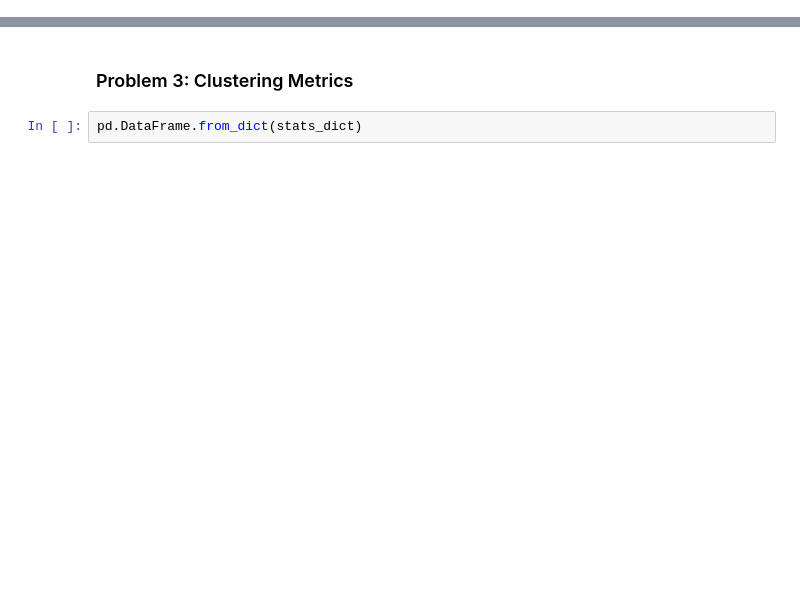
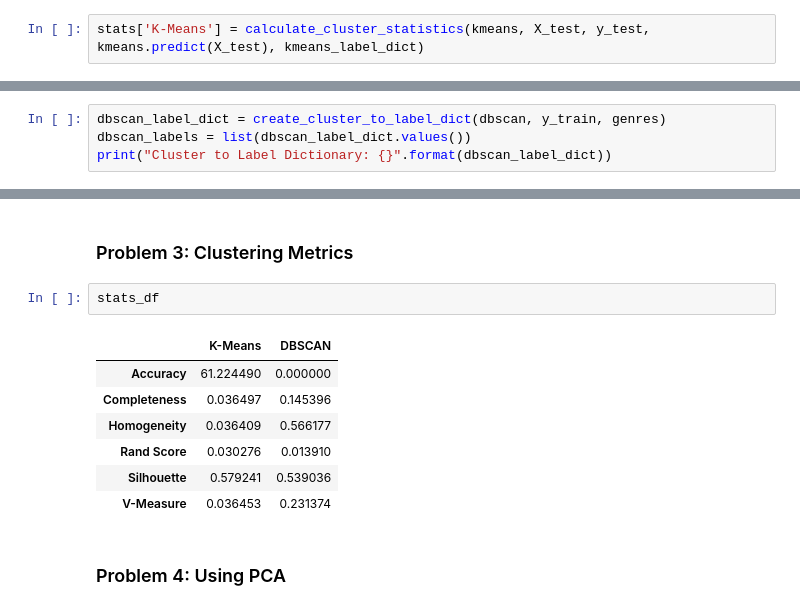
Before and after one commit to mnvsngv/cs696-bigdata, a Jupyter notebook: Midterm/Midterm.ipynb, the cells around one changed output, grey strips where cells are left out. Saved outputs shown, nothing was run; the diff lists cells and outputs as text; blank space fills up the shorter version.

```diff
--- a/Midterm/Midterm.ipynb
+++ b/Midterm/Midterm.ipynb
@@ -211,0 +261,2 @@ Inverse: {'action': 0, 'romance': 1}
+# %%
+stats['K-Means'] = calculate_cluster_statistics(kmeans, X_test, y_test, kmeans.predict(X_test), kmeans_label_dict)
@@ -211,0 +270,4 @@ Inverse: {'action': 0, 'romance': 1}
+# %%
+dbscan_label_dict = create_cluster_to_label_dict(dbscan, y_train, genres)
+dbscan_labels = list(dbscan_label_dict.values())
+print("Cluster to Label Dictionary: {}".format(dbscan_label_dict))
@@ -297,4 +340,14 @@ sns.heatmap(bayes_confusion, annot=True,
 # %% [markdown]
 ### Problem 3: Clustering Metrics
-# %%
-pd.DataFrame.from_dict(stats_dict)
+# %%
+stats_df
+# %% [output]
+|  | K-Means | DBSCAN |
+| Accuracy | 61.224490 | 0.000000 |
+| Completeness | 0.036497 | 0.145396 |
+| Homogeneity | 0.036409 | 0.566177 |
+| Rand Score | 0.030276 | 0.013910 |
+| Silhouette | 0.579241 | 0.539036 |
+| V-Measure | 0.036453 | 0.231374 |
+# %% [markdown]
+### Problem 4: Using PCA
```
Also changed, not shown: parts of 27 cells of this notebook.
